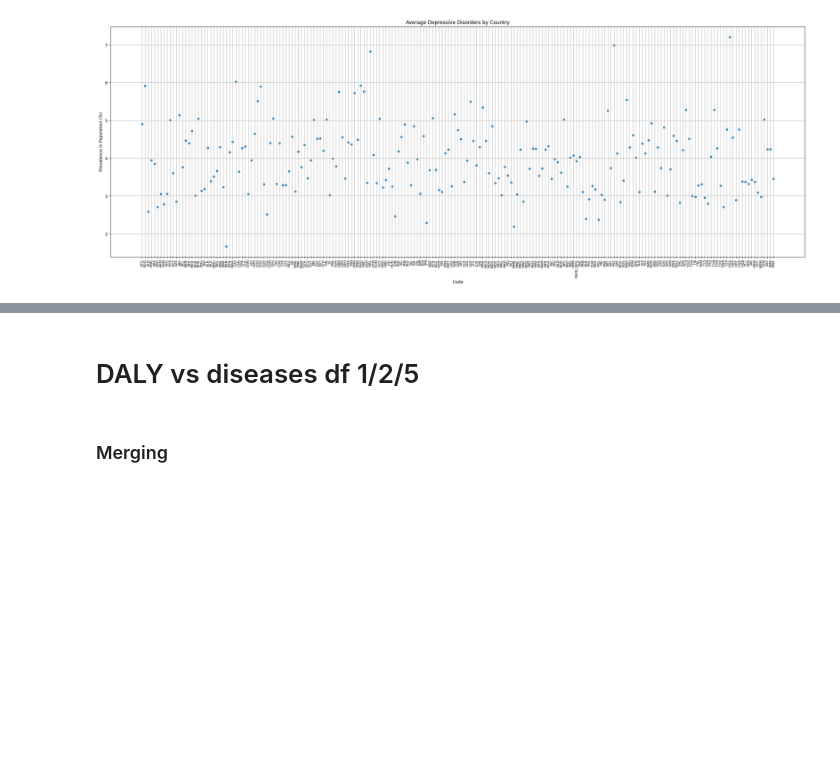
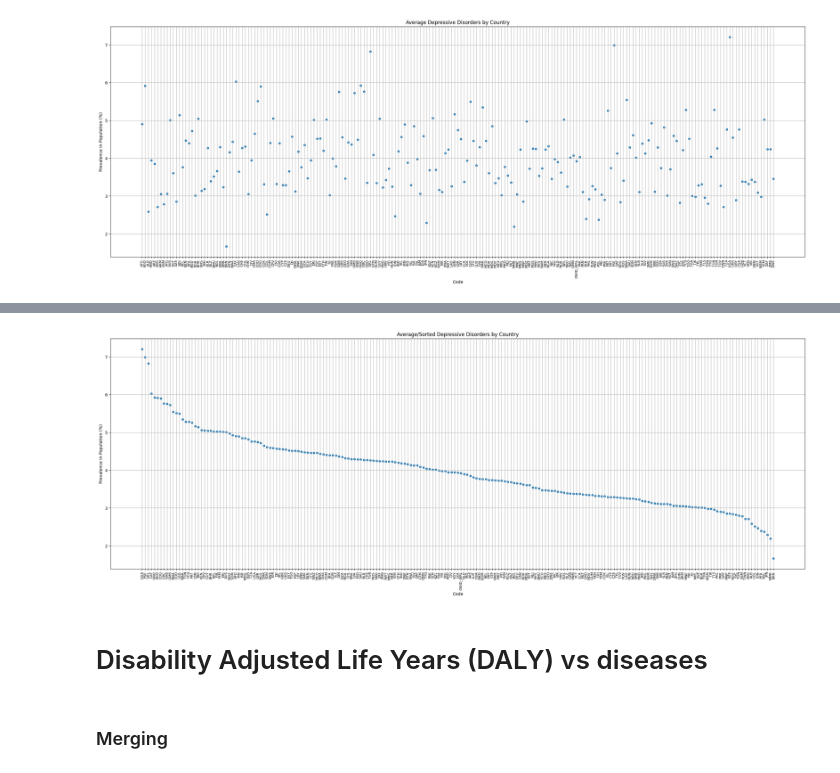
Before and after one commit to schellrw/mental_health, a Jupyter notebook: mental_health_EDA.ipynb, the cells around one changed output, grey strips where cells are left out. Cells and saved outputs as stored; diff of their text form; code cells hidden in the pictures; blank space fills up the shorter version.

```diff
--- a/mental_health_EDA.ipynb
+++ b/mental_health_EDA.ipynb
@@ -325,0 +352,3 @@ plt.show()
+# %%
+country3.sort_values('Depressive disorders', ascending=False, inplace=True)
+country3.head()
@@ -326,5 +363,16 @@ plt.show()
+# %%
+plt.figure(figsize=(30, 10))
+plt.ylabel("Prevalence in Population (%)")
+plt.xticks(rotation = 90,fontsize = 8)
+plt.title("Average/Sorted Depressive Disorders by Country")
+for i in country3.columns:
+    ts6 = sns.scatterplot(data=country3, x=country3.index, y=country3[str(i)])
+plt.grid()
+plt.show()
+# %% [output]
+[figure, added]
 # %% [markdown]
-# DALY vs diseases df 1/2/5
+# Disability Adjusted Life Years (DALY) vs diseases
 # %% [markdown]
 ### Merging
 # %%
```
Also changed, not shown: parts of 7 cells of this notebook.
